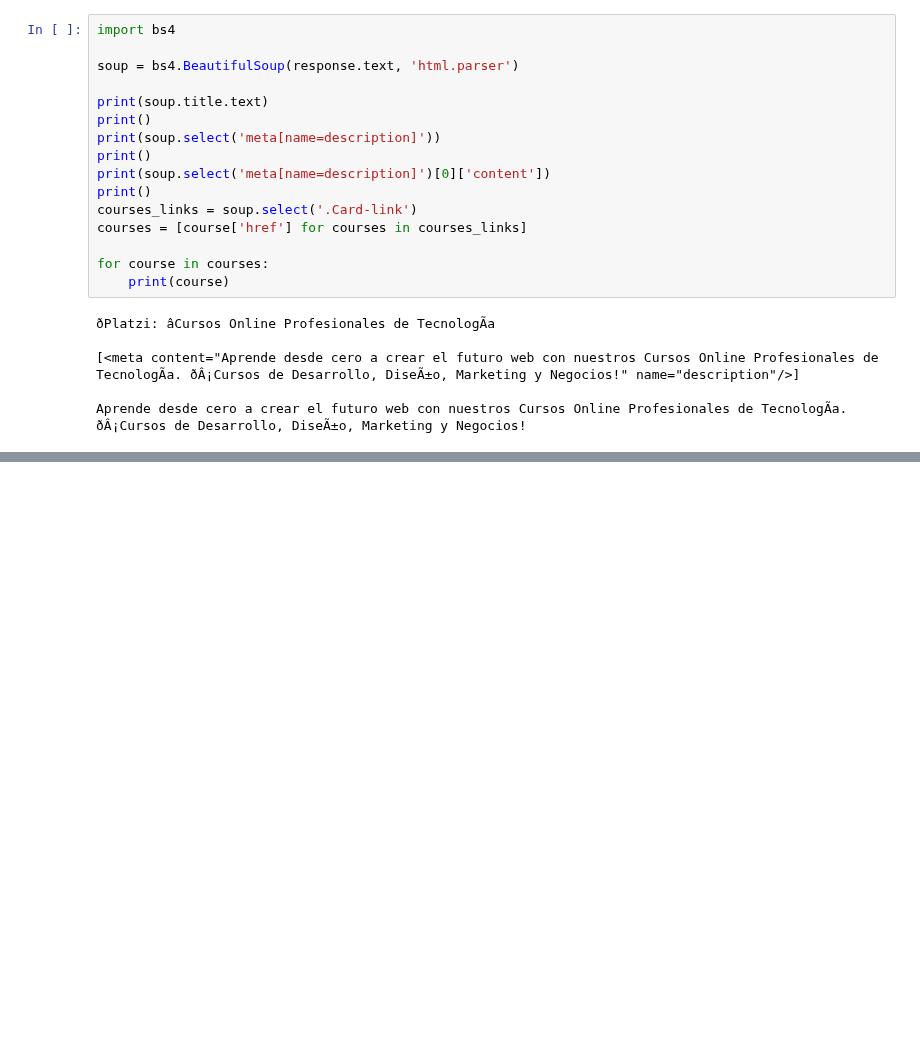
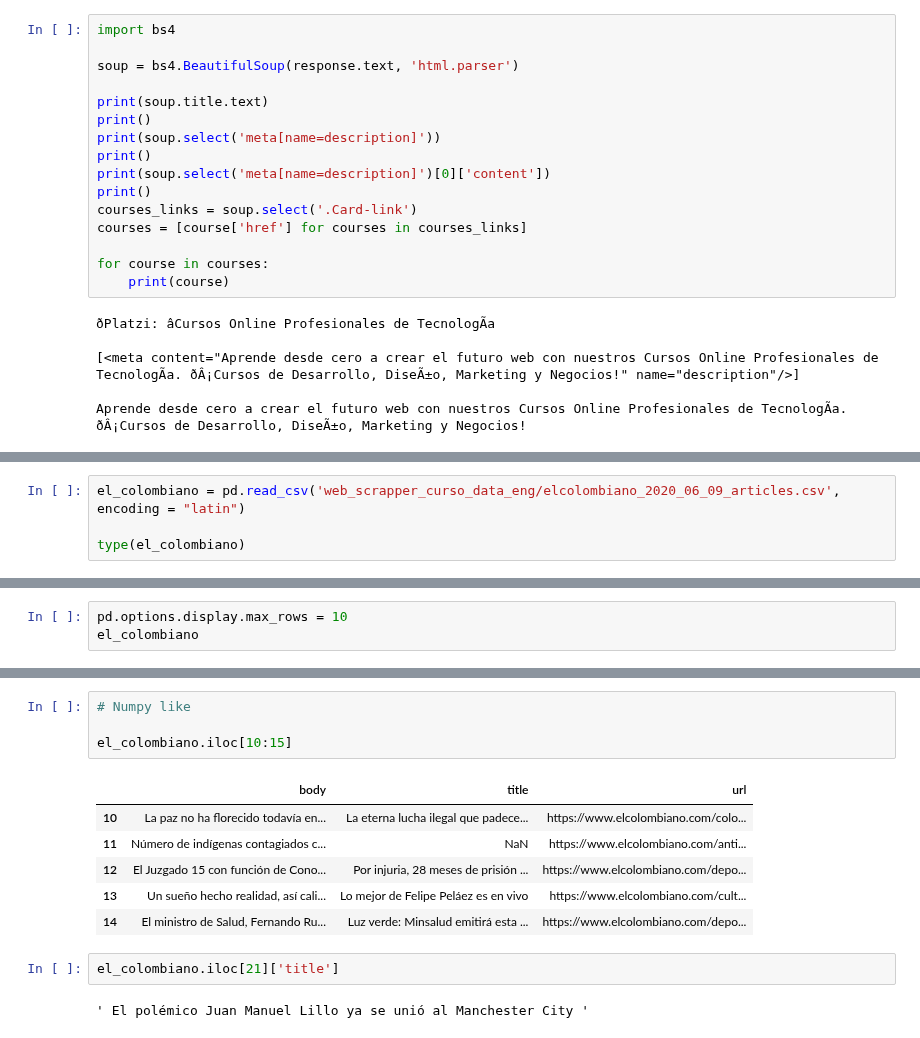
Before and after one commit to maurogome/platzi, a Jupyter notebook: escuela_data_science/data_engineer/data type.ipynb, the cells around one changed output, grey strips where cells are left out. Drawn from its saved outputs; the diff is of its cells as text; blank space fills up the shorter version.

Commit message:
Add receipe to data wrangling

```diff
--- a/escuela_data_science/data_engineer/data type.ipynb
+++ b/escuela_data_science/data_engineer/data type.ipynb
@@ -129,0 +178,4 @@ Aprende desde cero a crear el futuro web con nuestros Cursos Online Profesionale
+# %%
+el_colombiano = pd.read_csv('web_scrapper_curso_data_eng/elcolombiano_2020_06_09_articles.csv', encoding = "latin")
+
+type(el_colombiano)
@@ -129,0 +184,3 @@ Aprende desde cero a crear el futuro web con nuestros Cursos Online Profesionale
+# %%
+pd.options.display.max_rows = 10
+el_colombiano
@@ -129,0 +236,15 @@ Aprende desde cero a crear el futuro web con nuestros Cursos Online Profesionale
+# %%
+# Numpy like
+
+el_colombiano.iloc[10:15]
+# %% [output]
+|  | body | title | url |
+| 10 | La paz no ha florecido todavía en... | La eterna lucha ilegal que padece... | https://www.elcolombiano.com/colo... |
+| 11 | Número de indígenas contagiados c... | NaN | https://www.elcolombiano.com/anti... |
+| 12 | El Juzgado 15 con función de Cono... | Por injuria, 28 meses de prisión ... | https://www.elcolombiano.com/depo... |
+| 13 | Un sueño hecho realidad, así cali... | Lo mejor de Felipe Peláez es en vivo | https://www.elcolombiano.com/cult... |
+| 14 | El ministro de Salud, Fernando Ru... | Luz verde: Minsalud emitirá esta ... | https://www.elcolombiano.com/depo... |
+# %%
+el_colombiano.iloc[21]['title']
+# %% [output]
+' El polémico Juan Manuel Lillo ya se unió al Manchester City '
```
Also changed, not shown: parts of 18 cells of this notebook, 1 other file.
